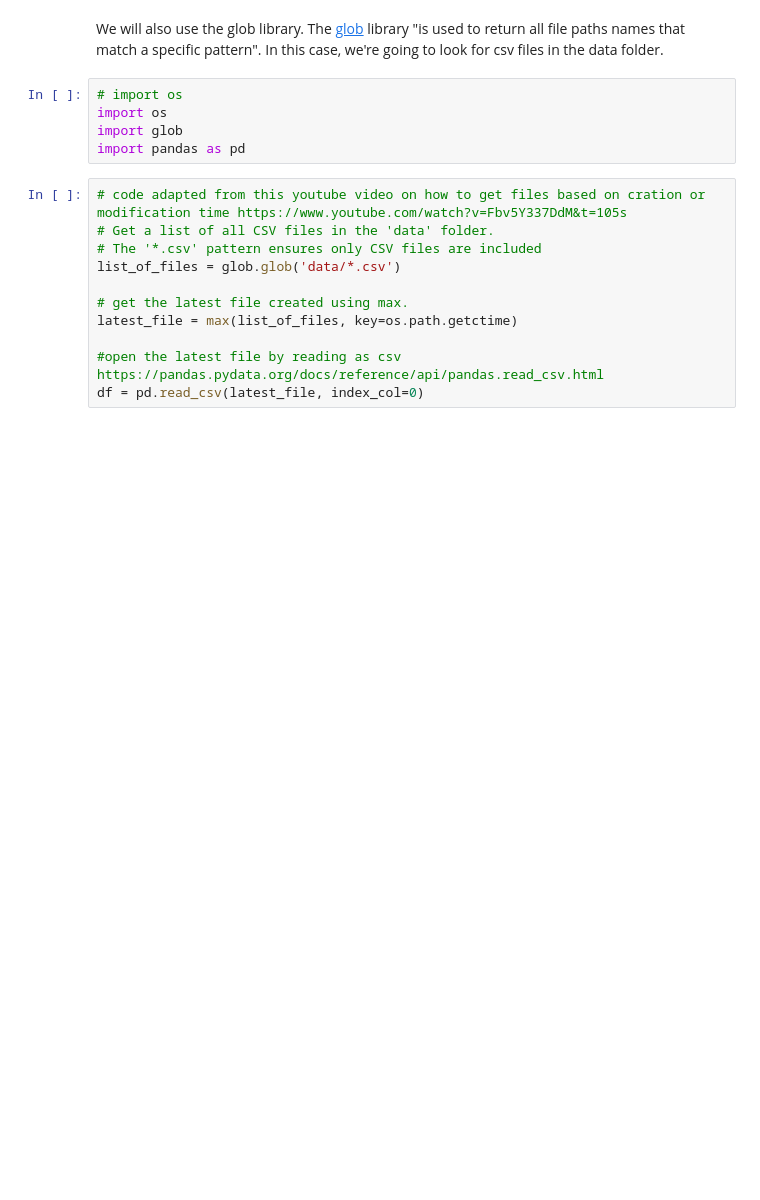
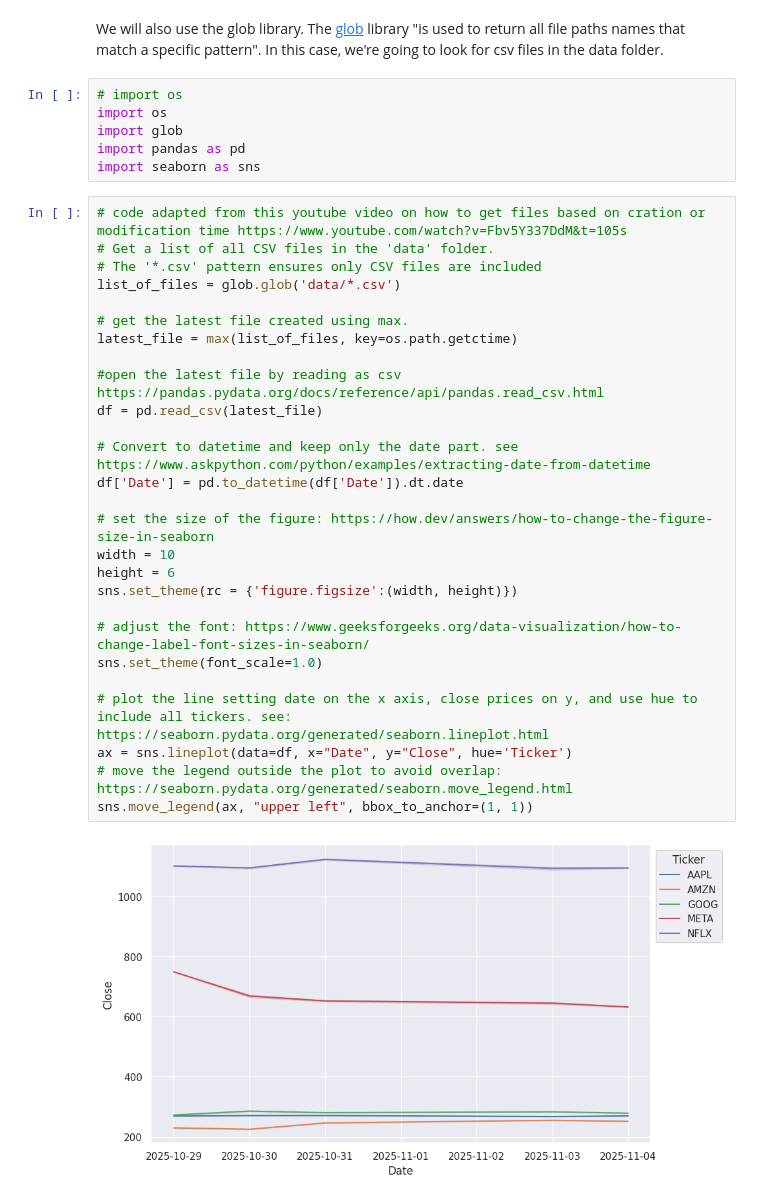
Before and after one commit to EmmaChubbCode/computer-infrastructure, a Jupyter notebook: problems.ipynb, the cells around one changed output. Cells and saved outputs as stored; diff of their text form; blank space fills up the shorter version.

Commit message:
have made the plot and fixed multiindex in dataset

```diff
--- a/problems.ipynb
+++ b/problems.ipynb
@@ -82,14 +86,33 @@ We will also use the glob library. The [glob](https://builtin.com/software-engin
 import os
 import glob
 import pandas as pd
+import seaborn as sns
 # %%
 # code adapted from this youtube video on how to get files based on cration or modification time https://www.youtube.com/watch?v=Fbv5Y337DdM&t=105s
 # Get a list of all CSV files in the 'data' folder.
 # The '*.csv' pattern ensures only CSV files are included
 list_of_files = glob.glob('data/*.csv')
 
 # get the latest file created using max.
 latest_file = max(list_of_files, key=os.path.getctime)
 
 #open the latest file by reading as csv https://pandas.pydata.org/docs/reference/api/pandas.read_csv.html
-df = pd.read_csv(latest_file, index_col=0)
+df = pd.read_csv(latest_file)
+
+# Convert to datetime and keep only the date part. see https://www.askpython.com/python/examples/extracting-date-from-datetime
+df['Date'] = pd.to_datetime(df['Date']).dt.date
+
+# set the size of the figure: https://how.dev/answers/how-to-change-the-figure-size-in-seaborn
+width = 10
+height = 6
+sns.set_theme(rc = {'figure.figsize':(width, height)})
+
+# adjust the font: https://www.geeksforgeeks.org/data-visualization/how-to-change-label-font-sizes-in-seaborn/
+sns.set_theme(font_scale=1.0)
+
+# plot the line setting date on the x axis, close prices on y, and use hue to include all tickers. see: https://seaborn.pydata.org/generated/seaborn.lineplot.html
+ax = sns.lineplot(data=df, x="Date", y="Close", hue='Ticker')
+# move the legend outside the plot to avoid overlap: https://seaborn.pydata.org/generated/seaborn.move_legend.html
+sns.move_legend(ax, "upper left", bbox_to_anchor=(1, 1))
+# %% [output]
+[figure, added]
```
Also changed, not shown: parts of 2 cells of this notebook, 5 other files.
